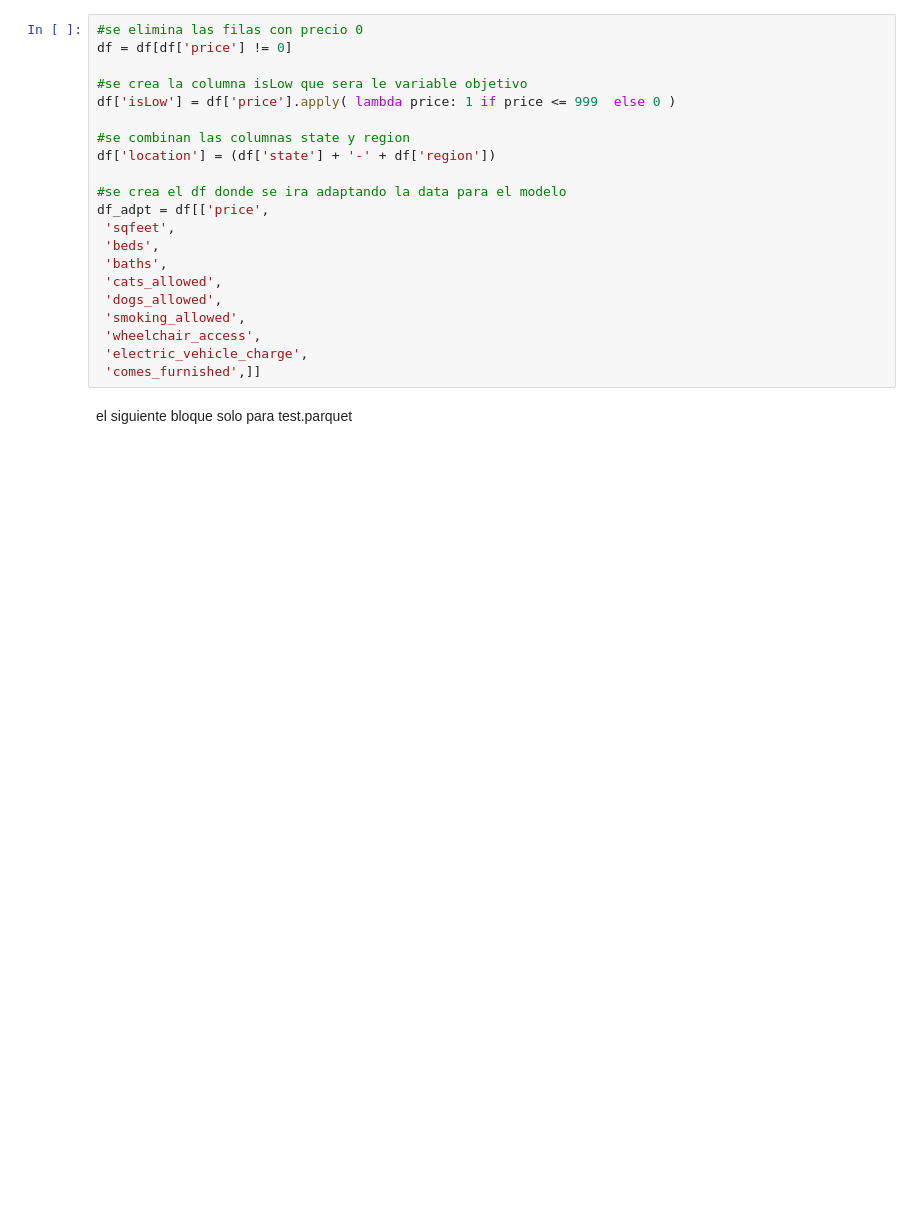
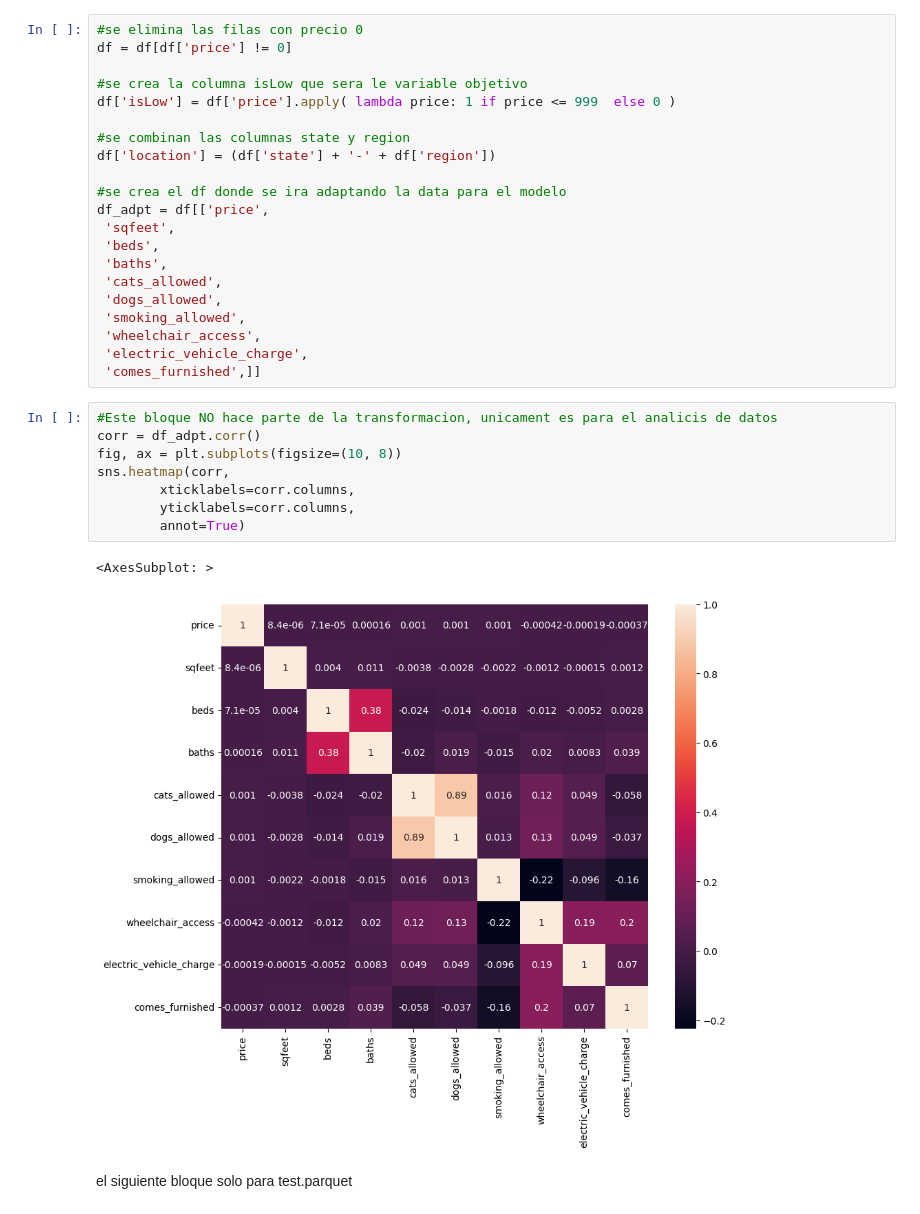
Before and after one commit to jcamilo730/Proyecto_02_predictionModel, a Jupyter notebook: transformation.ipynb, the cells around one changed output. Drawn from its saved outputs; the diff is of its cells as text; blank space fills up the shorter version.

```diff
--- a/transformation.ipynb
+++ b/transformation.ipynb
@@ -34,6 +35,17 @@ df_adpt = df[['price',
  'wheelchair_access',
  'electric_vehicle_charge',
  'comes_furnished',]]
+# %%
+#Este bloque NO hace parte de la transformacion, unicament es para el analicis de datos
+corr = df_adpt.corr()
+fig, ax = plt.subplots(figsize=(10, 8))
+sns.heatmap(corr,
+        xticklabels=corr.columns,
+        yticklabels=corr.columns,
+        annot=True)
+# %% [output]
+<AxesSubplot: >
+[figure, added]
 # %% [markdown]
 el siguiente bloque solo para test.parquet
 # %%
```
Also changed, not shown: parts of 1 cell of this notebook, 2 other files.
